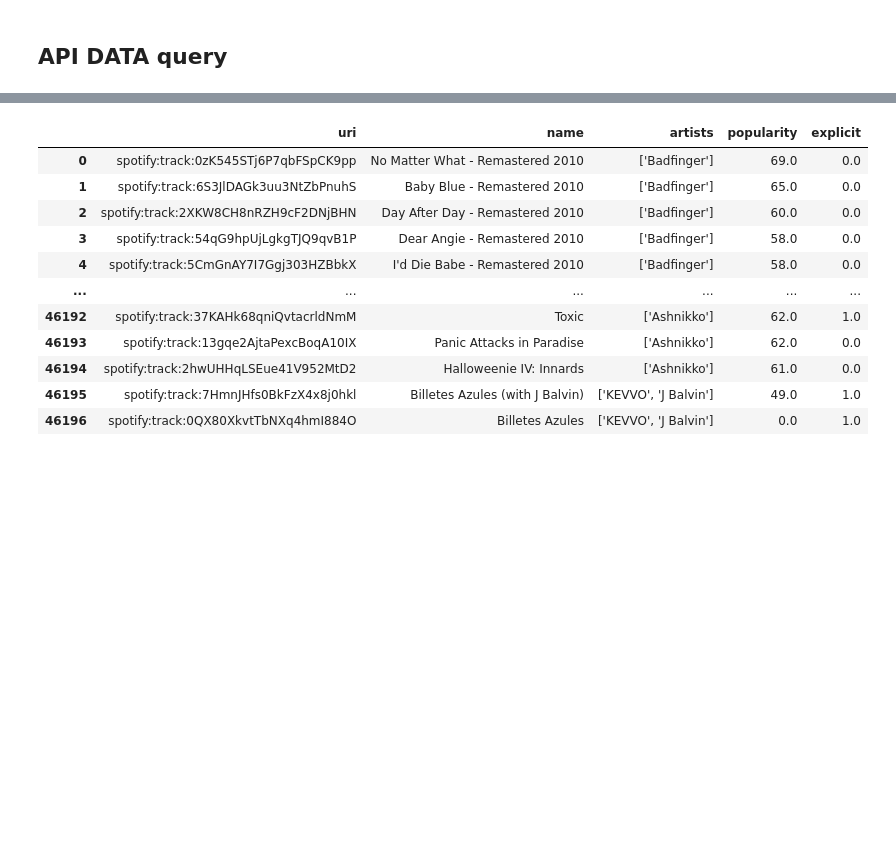
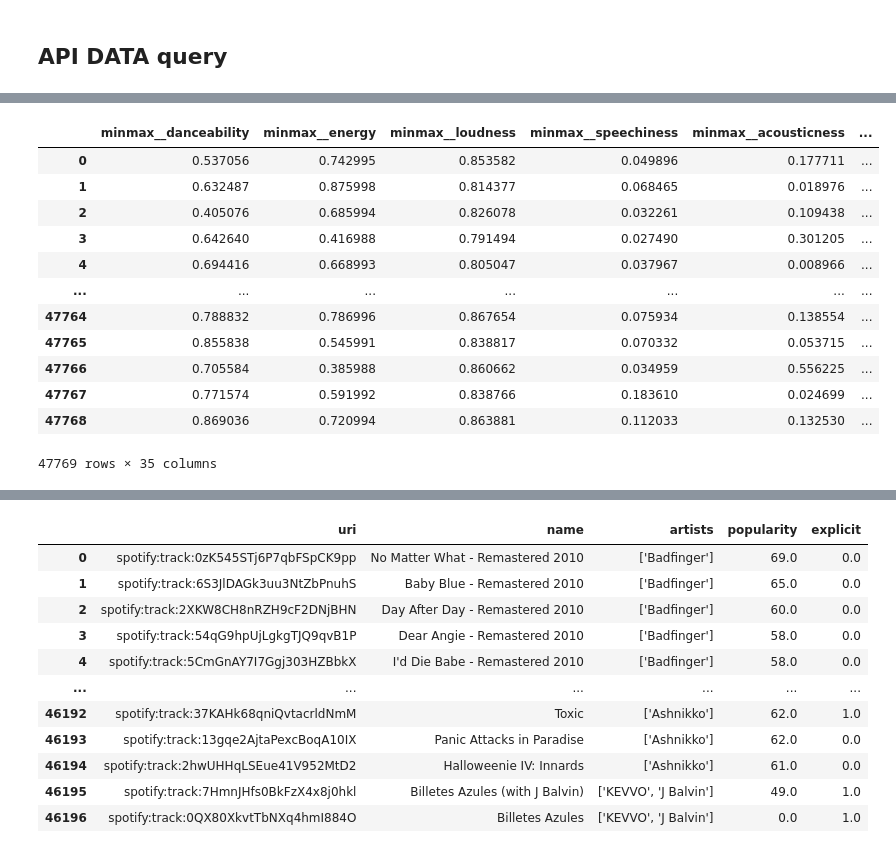
Before and after one commit to FedericoGriggio/music_similarity, a Jupyter notebook: notebooks/MusicSimilarity-full_data.ipynb, the cells around one changed output, grey strips where cells are left out. Drawn from its saved outputs; the diff is of its cells as text; code cells hidden in the pictures; blank space fills up the shorter version.

Commit message:
created a pipeline notebook implementation with OneHotEncoder and MinMaxScaler

```diff
--- a/notebooks/MusicSimilarity-full_data.ipynb
+++ b/notebooks/MusicSimilarity-full_data.ipynb
@@ -144,19 +192,3 @@ class Playlist():
             lambda x: x.strip("['").strip("']"))
         # Set starting index from 0 to 1
         self.playlist.index += 1
-# %%
-if 'se' in globals():
-    del se
-spotify = pd.read_csv('../raw_data/full_data.csv', index_col=0)
-se = SearchEngine(spotify)
-se.target_song("another one bites", "queen")
-
-if 'preprocessor' in globals():
-    del preprocessor
-preprocessor = Preprocessor(se)
-preprocessor.scale_data()
-
-if 'playlist' in globals():
-    del playlist
-playlist = Playlist(preprocessor, se)
-playlist.build_model()
@@ -509,3 +523,27 @@ class ApiExtractor:
         '''
         self.full_data = pd.merge(self.df_songs, self.df_analysis, how='outer', on='uri')
         self.full_data = pd.merge(self.full_data, self.df_features, how='outer', on='uri')
+# %%
+if 'se' in globals():
+    del se
+spotify = pd.read_csv('../raw_data/full_data.csv', index_col=0)
+se = SearchEngine(spotify)
+se.target_song("the bends", "queen")
+
+if 'ae' in globals():
+    del ae
+ae = ApiExtractor(se)
+ae.get_track_full_attrs('3e sexe', 'indochine')
+
+if 'preprocessor' in globals():
+    del preprocessor
+preprocessor = Preprocessor(se, ae)
+preprocessor.scale_ae()
+
+if 'playlist' in globals():
+    del playlist
+
+playlist = Playlist(preprocessor, se)
+playlist.build_model()
+
+playlist.playlist
@@ -511,0 +569,16 @@ class ApiExtractor:
+# %%
+preprocessor.X_target_mmscaled
+# %% [output]
+|  | minmax__danceability | minmax__energy | minmax__loudness | minmax__speechiness | minmax__acousticness | ... |
+| 0 | 0.537056 | 0.742995 | 0.853582 | 0.049896 | 0.177711 | ... |
+| 1 | 0.632487 | 0.875998 | 0.814377 | 0.068465 | 0.018976 | ... |
+| 2 | 0.405076 | 0.685994 | 0.826078 | 0.032261 | 0.109438 | ... |
+| 3 | 0.642640 | 0.416988 | 0.791494 | 0.027490 | 0.301205 | ... |
+| 4 | 0.694416 | 0.668993 | 0.805047 | 0.037967 | 0.008966 | ... |
+| ... | ... | ... | ... | ... | ... | ... |
+| 47764 | 0.788832 | 0.786996 | 0.867654 | 0.075934 | 0.138554 | ... |
+| 47765 | 0.855838 | 0.545991 | 0.838817 | 0.070332 | 0.053715 | ... |
+| 47766 | 0.705584 | 0.385988 | 0.860662 | 0.034959 | 0.556225 | ... |
+| 47767 | 0.771574 | 0.591992 | 0.838766 | 0.183610 | 0.024699 | ... |
+| 47768 | 0.869036 | 0.720994 | 0.863881 | 0.112033 | 0.132530 | ... |
+47769 rows × 35 columns
```
Also changed, not shown: parts of 7 cells of this notebook.
